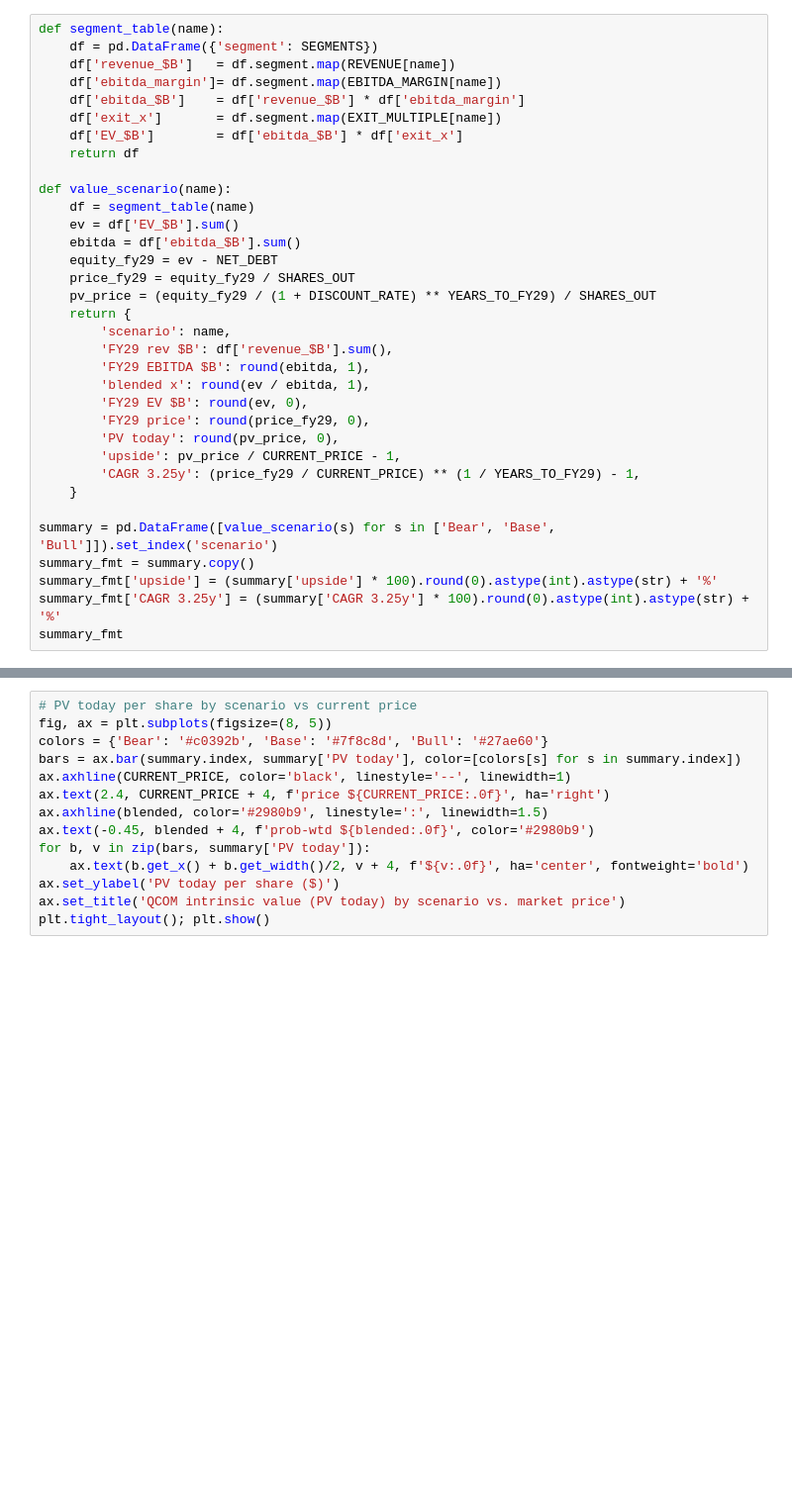
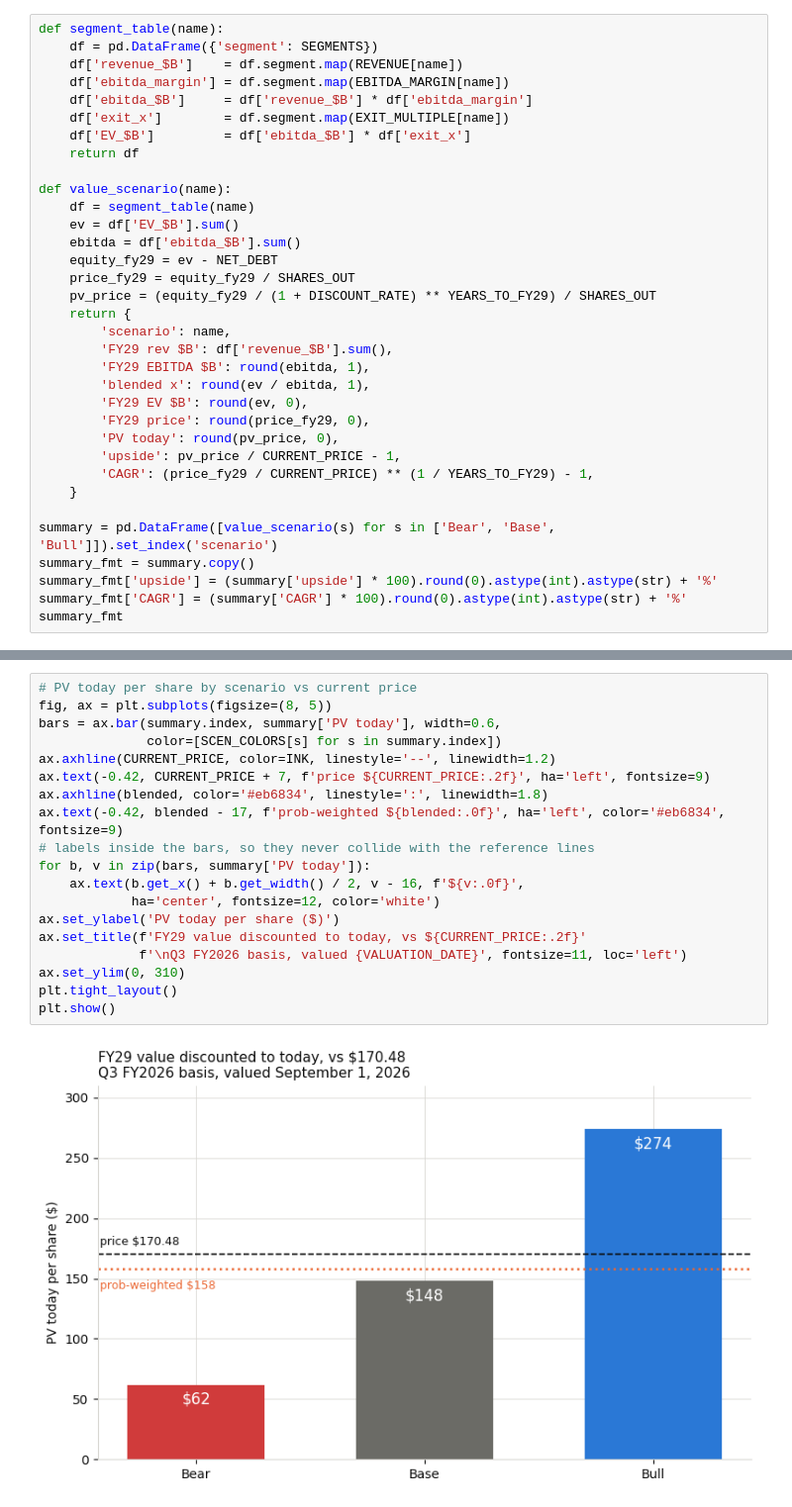
Before and after one commit to DanielPaz624/qcom-fy29-valuation, a Jupyter notebook: qcom_fy29_valuation.ipynb, the cells around one changed output, grey strips where cells are left out. Shown at 99% size. Saved outputs shown, nothing was run; the diff lists cells and outputs as text; blank space fills up the shorter version.

```diff
--- a/qcom_fy29_valuation.ipynb
+++ b/qcom_fy29_valuation.ipynb
@@ -59,11 +240,11 @@ For each scenario and segment: `EBITDA = revenue × margin`, `EV = EBITDA × exi
 # %%
 def segment_table(name):
     df = pd.DataFrame({'segment': SEGMENTS})
-    df['revenue_$B']   = df.segment.map(REVENUE[name])
-    df['ebitda_margin']= df.segment.map(EBITDA_MARGIN[name])
-    df['ebitda_$B']    = df['revenue_$B'] * df['ebitda_margin']
-    df['exit_x']       = df.segment.map(EXIT_MULTIPLE[name])
-    df['EV_$B']        = df['ebitda_$B'] * df['exit_x']
+    df['revenue_$B']    = df.segment.map(REVENUE[name])
+    df['ebitda_margin'] = df.segment.map(EBITDA_MARGIN[name])
+    df['ebitda_$B']     = df['revenue_$B'] * df['ebitda_margin']
+    df['exit_x']        = df.segment.map(EXIT_MULTIPLE[name])
+    df['EV_$B']         = df['ebitda_$B'] * df['exit_x']
     return df
 
 def value_scenario(name):
@@ -82,11 +263,11 @@ def value_scenario(name):
         'FY29 price': round(price_fy29, 0),
         'PV today': round(pv_price, 0),
         'upside': pv_price / CURRENT_PRICE - 1,
-        'CAGR 3.25y': (price_fy29 / CURRENT_PRICE) ** (1 / YEARS_TO_FY29) - 1,
+        'CAGR': (price_fy29 / CURRENT_PRICE) ** (1 / YEARS_TO_FY29) - 1,
     }
 
 summary = pd.DataFrame([value_scenario(s) for s in ['Bear', 'Base', 'Bull']]).set_index('scenario')
 summary_fmt = summary.copy()
 summary_fmt['upside'] = (summary['upside'] * 100).round(0).astype(int).astype(str) + '%'
-summary_fmt['CAGR 3.25y'] = (summary['CAGR 3.25y'] * 100).round(0).astype(int).astype(str) + '%'
+summary_fmt['CAGR'] = (summary['CAGR'] * 100).round(0).astype(int).astype(str) + '%'
 summary_fmt
@@ -110,15 +326,22 @@ for s in ['Bear', 'Base', 'Bull']:
 # %%
 # PV today per share by scenario vs current price
 fig, ax = plt.subplots(figsize=(8, 5))
-colors = {'Bear': '#c0392b', 'Base': '#7f8c8d', 'Bull': '#27ae60'}
-bars = ax.bar(summary.index, summary['PV today'], color=[colors[s] for s in summary.index])
-ax.axhline(CURRENT_PRICE, color='black', linestyle='--', linewidth=1)
-ax.text(2.4, CURRENT_PRICE + 4, f'price ${CURRENT_PRICE:.0f}', ha='right')
-ax.axhline(blended, color='#2980b9', linestyle=':', linewidth=1.5)
-ax.text(-0.45, blended + 4, f'prob-wtd ${blended:.0f}', color='#2980b9')
+bars = ax.bar(summary.index, summary['PV today'], width=0.6,
+              color=[SCEN_COLORS[s] for s in summary.index])
+ax.axhline(CURRENT_PRICE, color=INK, linestyle='--', linewidth=1.2)
+ax.text(-0.42, CURRENT_PRICE + 7, f'price ${CURRENT_PRICE:.2f}', ha='left', fontsize=9)
+ax.axhline(blended, color='#eb6834', linestyle=':', linewidth=1.8)
+ax.text(-0.42, blended - 17, f'prob-weighted ${blended:.0f}', ha='left', color='#eb6834', fontsize=9)
+# labels inside the bars, so they never collide with the reference lines
 for b, v in zip(bars, summary['PV today']):
-    ax.text(b.get_x() + b.get_width()/2, v + 4, f'${v:.0f}', ha='center', fontweight='bold')
+    ax.text(b.get_x() + b.get_width() / 2, v - 16, f'${v:.0f}',
+            ha='center', fontsize=12, color='white')
 ax.set_ylabel('PV today per share ($)')
-ax.set_title('QCOM intrinsic value (PV today) by scenario vs. market price')
-plt.tight_layout(); plt.show()
+ax.set_title(f'FY29 value discounted to today, vs ${CURRENT_PRICE:.2f}'
+             f'\nQ3 FY2026 basis, valued {VALUATION_DATE}', fontsize=11, loc='left')
+ax.set_ylim(0, 310)
+plt.tight_layout()
+plt.show()
+# %% [output]
+[figure, added]
 # %%
```
Also changed, not shown: parts of 22 cells of this notebook, 4 other files.
